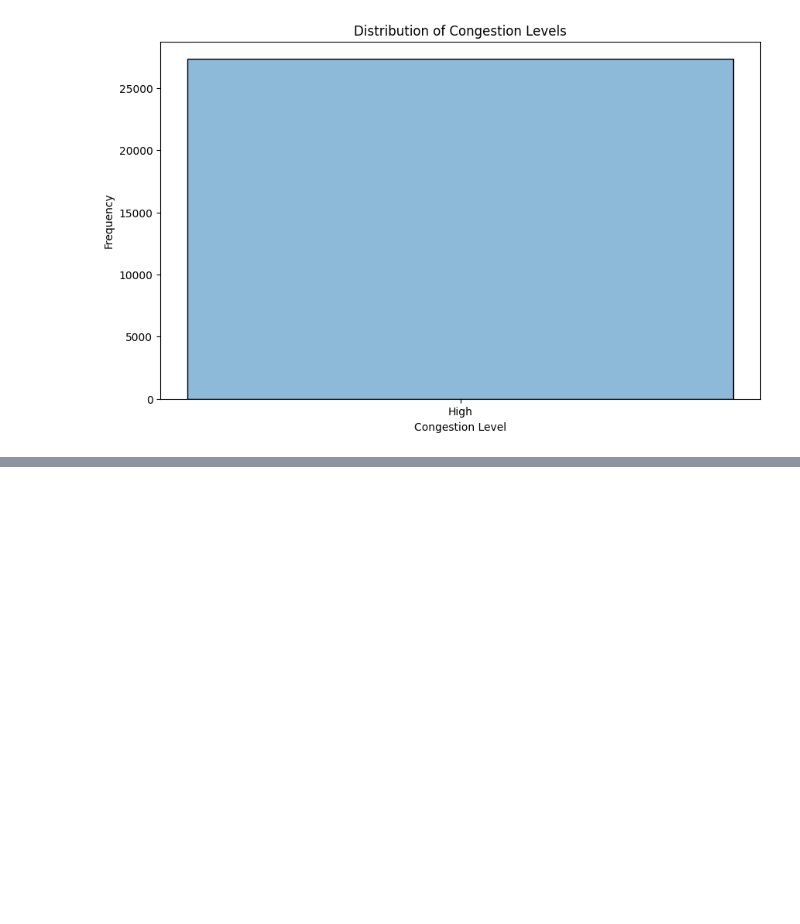
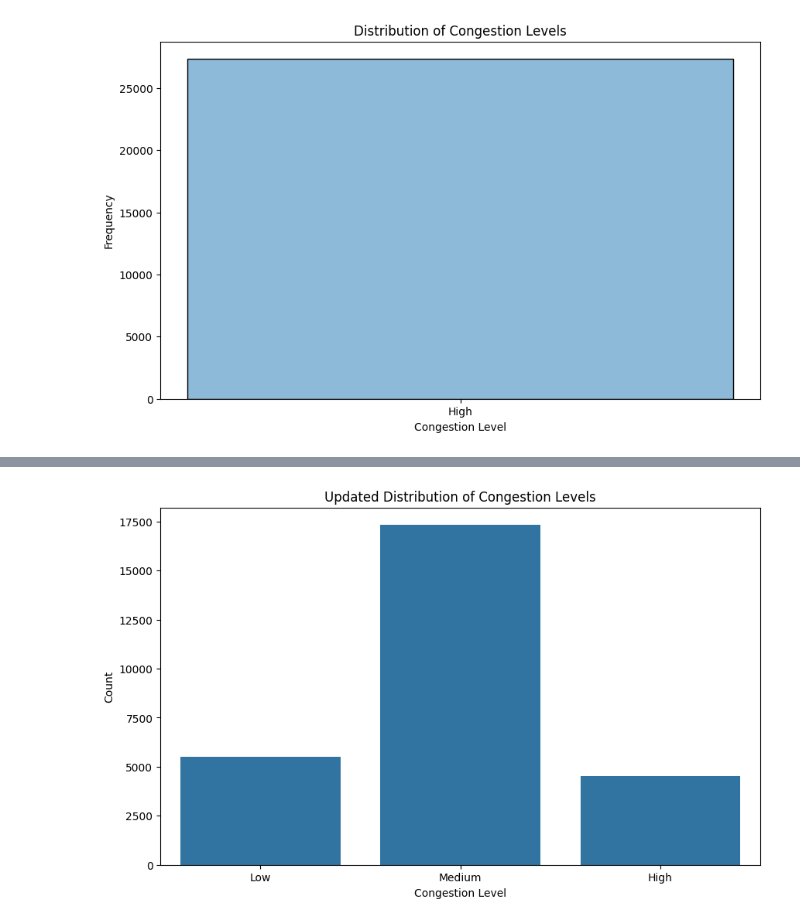
Before and after one commit to wamaithajoy/Wapi_Daktari, a Jupyter notebook: notebooks/1_EDA_and_Feature_Engineering.ipynb, the cells around one changed output, grey strips where cells are left out. Saved outputs shown, nothing was run; the diff lists cells and outputs as text; code cells hidden in the pictures; blank space fills up the shorter version.

```diff
--- a/notebooks/1_EDA_and_Feature_Engineering.ipynb
+++ b/notebooks/1_EDA_and_Feature_Engineering.ipynb
@@ -201,0 +249,26 @@ ValueError: could not convert string to float: 'Mbagathi'
+# %%
+# This adjustment sets the threshold to:
+# Low congestion: Less than 50 patients
+# Medium congestion: 50 to 79 patients
+# High congestion: 80 or more patients
+
+def determine_congestion_level(actual_patients):
+    if actual_patients < 50:
+        return 'Low'
+    elif actual_patients < 80:
+        return 'Medium'
+    else:
+        return 'High'
+# %%
+# Applying the new congestion level function
+df['congestion_level'] = df['actual_patients'].apply(determine_congestion_level)
+
+# Visualized the updated distribution of congestion levels
+plt.figure(figsize=(10, 6))
+sns.countplot(x='congestion_level', data=df, order=['Low', 'Medium', 'High'])
+plt.title('Updated Distribution of Congestion Levels')
+plt.xlabel('Congestion Level')
+plt.ylabel('Count')
+plt.show()
+# %% [output]
+[figure, added]
```
Also changed, not shown: parts of 18 cells of this notebook, 14 other files.
